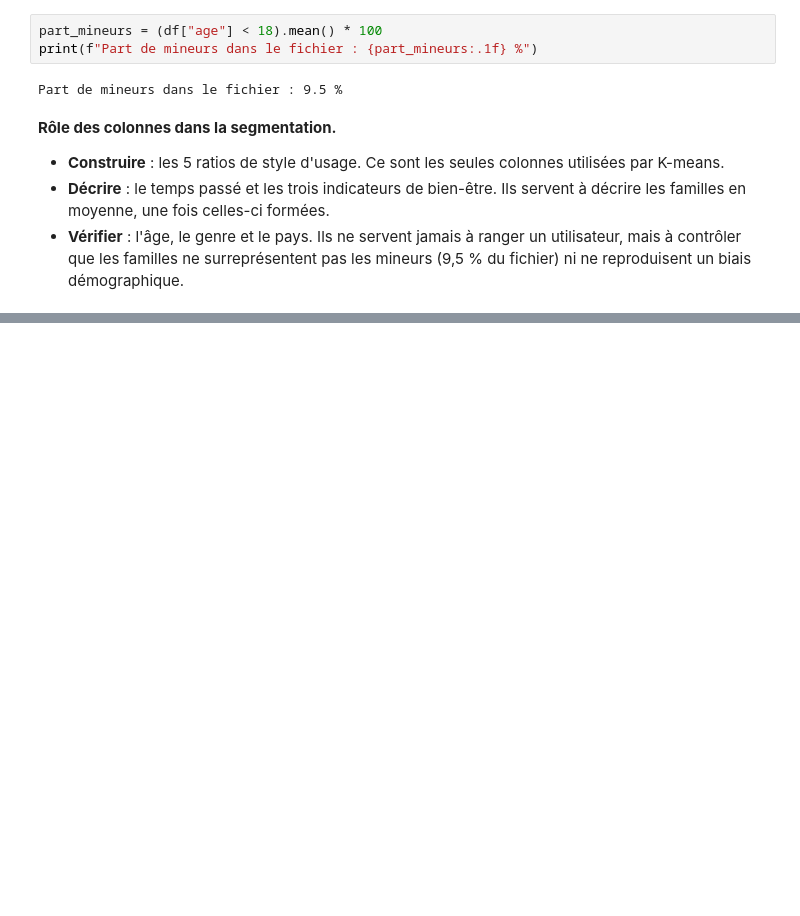
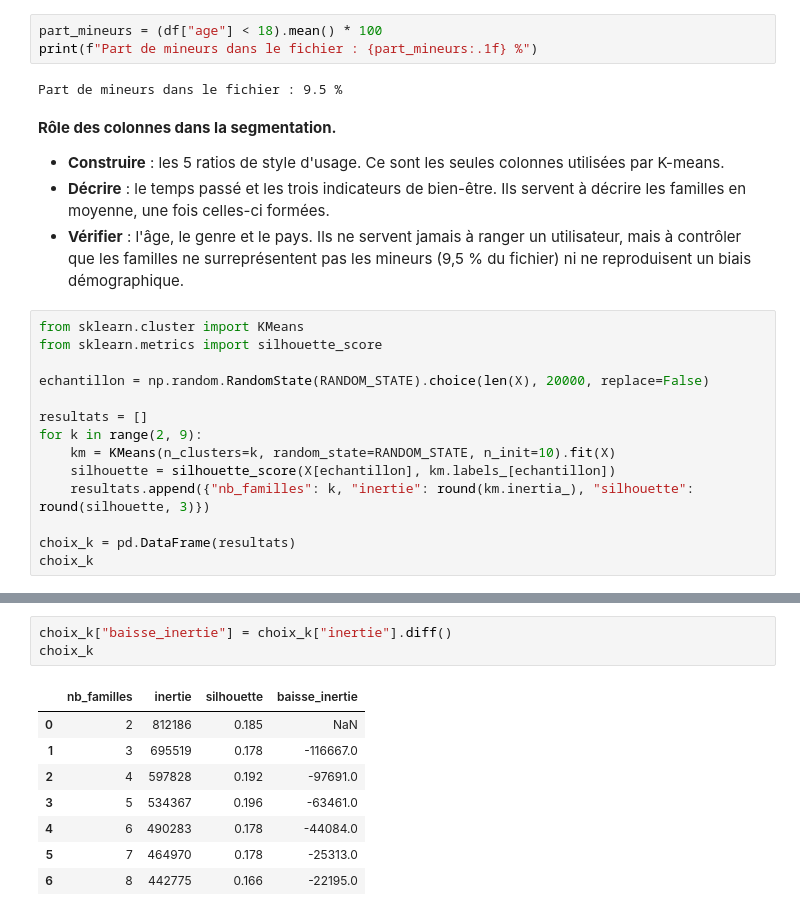
Before and after one commit to Sarah-1099/insta_innov, a Jupyter notebook: segmentation_emmanuelle.ipynb, the cells around one changed output, grey strips where cells are left out. Saved outputs shown, nothing was run; the diff lists cells and outputs as text; blank space fills up the shorter version.

```diff
--- a/segmentation_emmanuelle.ipynb
+++ b/segmentation_emmanuelle.ipynb
@@ -215,3 +215,17 @@ Part de mineurs dans le fichier : 9.5 %
 - **Construire** : les 5 ratios de style d'usage. Ce sont les seules colonnes utilisées par K-means.
 - **Décrire** : le temps passé et les trois indicateurs de bien-être. Ils servent à décrire les familles en moyenne, une fois celles-ci formées.
 - **Vérifier** : l'âge, le genre et le pays. Ils ne servent jamais à ranger un utilisateur, mais à contrôler que les familles ne surreprésentent pas les mineurs (9,5 % du fichier) ni ne reproduisent un biais démographique.
+# %%
+from sklearn.cluster import KMeans
+from sklearn.metrics import silhouette_score
+
+echantillon = np.random.RandomState(RANDOM_STATE).choice(len(X), 20000, replace=False)
+
+resultats = []
+for k in range(2, 9):
+    km = KMeans(n_clusters=k, random_state=RANDOM_STATE, n_init=10).fit(X)
+    silhouette = silhouette_score(X[echantillon], km.labels_[echantillon])
+    resultats.append({"nb_familles": k, "inertie": round(km.inertia_), "silhouette": round(silhouette, 3)})
+
+choix_k = pd.DataFrame(resultats)
+choix_k
@@ -217,0 +241,12 @@ Part de mineurs dans le fichier : 9.5 %
+# %%
+choix_k["baisse_inertie"] = choix_k["inertie"].diff()
+choix_k
+# %% [output]
+|  | nb_familles | inertie | silhouette | baisse_inertie |
+| 0 | 2 | 812186 | 0.185 | NaN |
+| 1 | 3 | 695519 | 0.178 | -116667.0 |
+| 2 | 4 | 597828 | 0.192 | -97691.0 |
+| 3 | 5 | 534367 | 0.196 | -63461.0 |
+| 4 | 6 | 490283 | 0.178 | -44084.0 |
+| 5 | 7 | 464970 | 0.178 | -25313.0 |
+| 6 | 8 | 442775 | 0.166 | -22195.0 |
```
Also changed, not shown: parts of 13 cells of this notebook.
